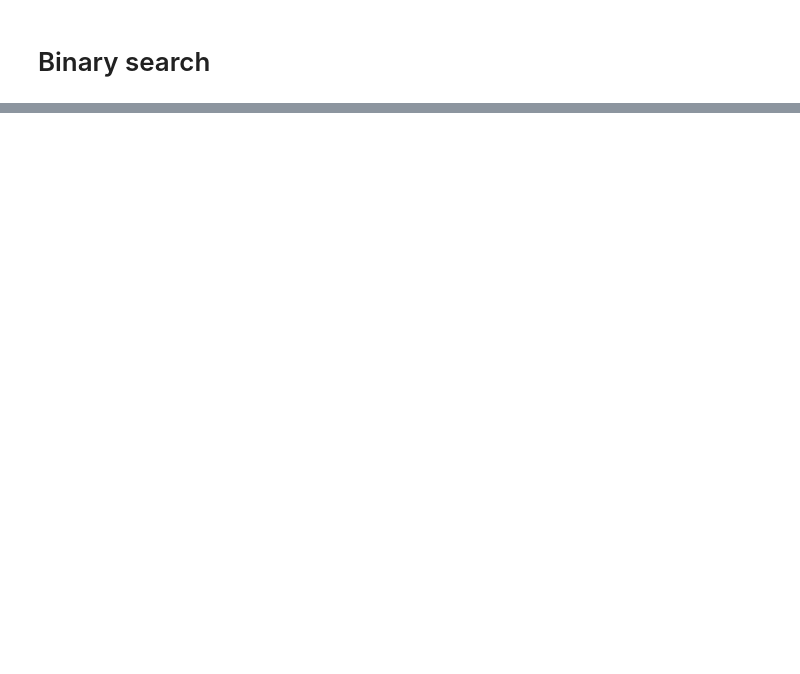
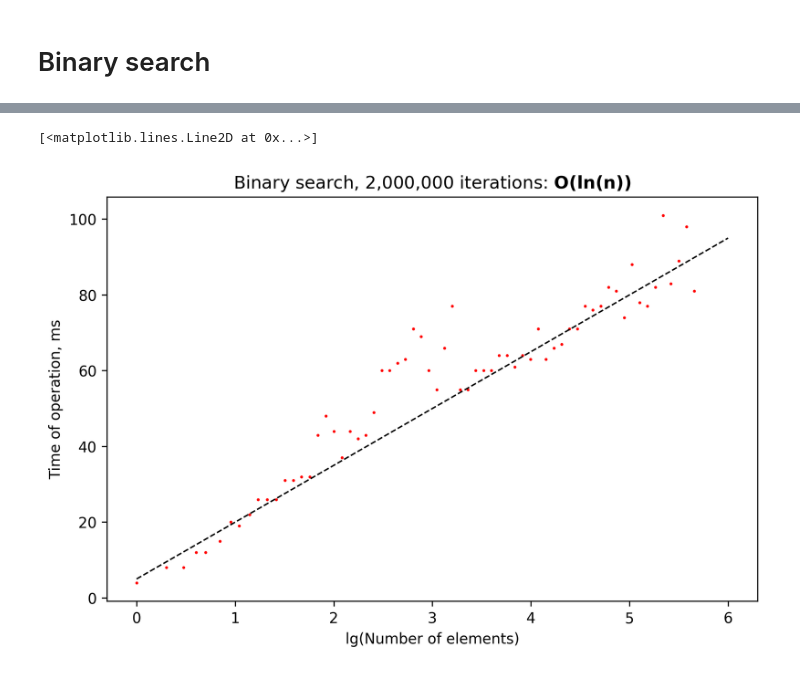
Before and after one commit to stg05/asymptotic-test, a Jupyter notebook: data_satan.ipynb, the cells around one changed output, grey strips where cells are left out. Cells and saved outputs as stored; diff of their text form; code cells hidden in the pictures; blank space fills up the shorter version.

Commit message:
finished binary search, starting sum2

```diff
--- a/data_satan.ipynb
+++ b/data_satan.ipynb
@@ -31,0 +34,12 @@ EmptyDataError: No columns to parse from file
+# %%
+ls = np.linspace(0, 6, 100)
+plt.xlabel(r'lg(Number of elements)')
+plt.ylabel(r'Time of operation, ms')
+plt.plot(df['lnsize'], df['time'], 'or', ms=1)
+plt.title("Binary search, 2,000,000 iterations: $\mathbf{O(ln(n))}$")
+k=15
+b=5
+plt.plot(ls, k*ls+b, '--k', lw=1)
+# %% [output]
+[<matplotlib.lines.Line2D at 0x...>]
+[figure, added]
```
Also changed, not shown: parts of 5 cells of this notebook, 28 other files.
